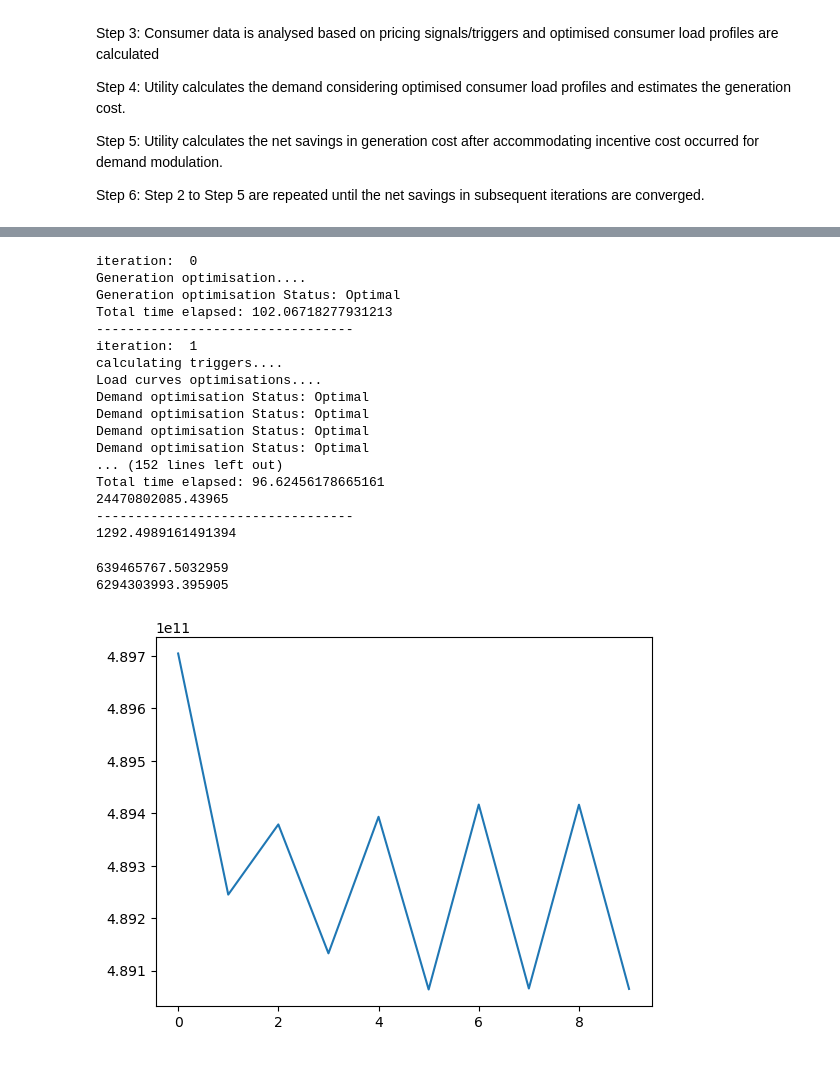
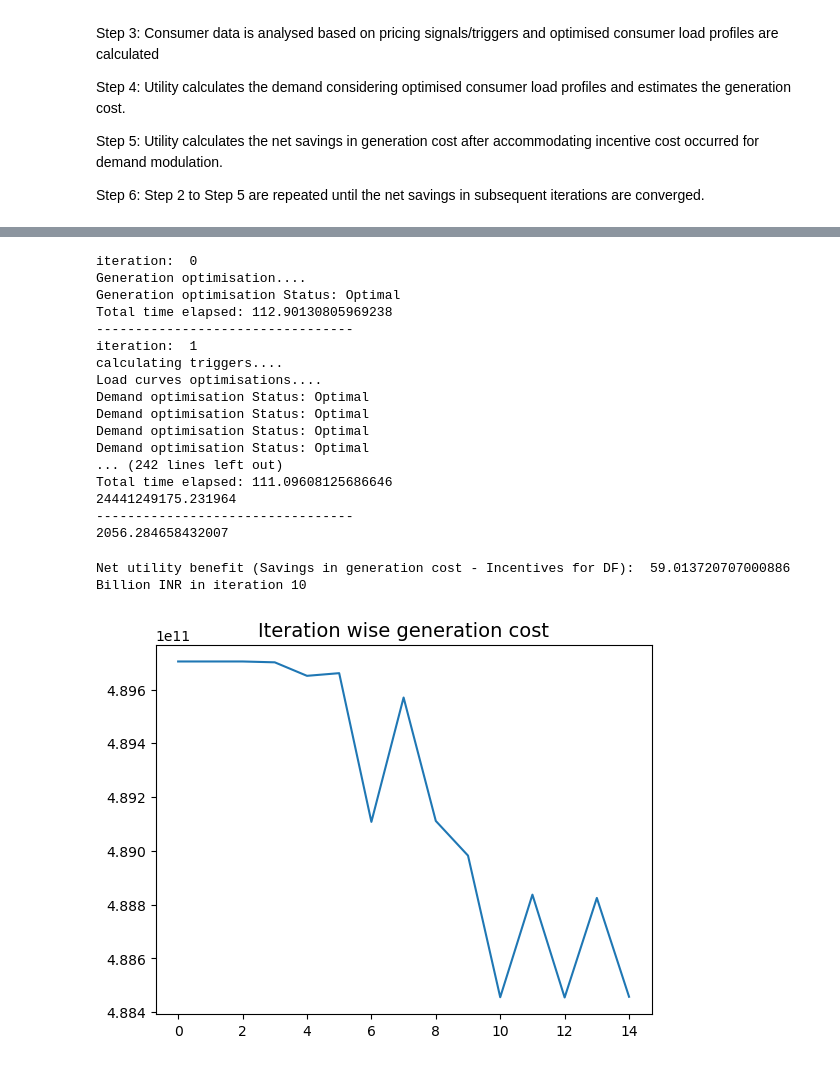
Before and after one commit to KaustubhArekar/Demand-Flexibility-Model, a Jupyter notebook: DF_integrated_model.ipynb, the cells around one changed output, grey strips where cells are left out. Cells and saved outputs as stored; diff of their text form; code cells hidden in the pictures.

```diff
--- a/DF_integrated_model.ipynb
+++ b/DF_integrated_model.ipynb
@@ -437,6 +438,13 @@ for file in files:
 
 final_SolarPower['Total_Power'] = final_SolarPower.sum(axis=1)
 final_WindPower['Total_Power'] = final_WindPower.sum(axis=1)
+# %%
+re_forecasting = 0
+re = pd.read_excel(INPUT_PATH +'RE8760.xlsx')
+
+if re_forecasting ==1:
+    re['Solar']=final_SolarPower['Total_power']
+    re['Wind']=final_WindPower['Total_power']
 # %% [markdown]
 # Clustering of load profile data
 # %% [markdown]
@@ -584,7 +592,7 @@ def trigger_calculation2(pu_gen_cost, tariff, mode, n):
 
     return triggers
 # %%
-def trigger_calculation(pu_gen_cost, tariff, mode, n):
+def trigger_calculation4(pu_gen_cost, tariff, mode, n):
 
     # pricing signal calculation based on monthly variation in slot wise per unit generation cost levels
     number_of_trigger_levels = 5
@@ -608,8 +616,8 @@ def trigger_calculation(pu_gen_cost, tariff, mode, n):
     DF_trigger.iloc[12*30*24:, 1] = 11
     DR_incentive.iloc[12*30*24:, 1] = 11
 
-    DR_lambda = 0.2
-    DF_lambda = 0.2
+    DR_lambda = 0.1
+    DF_lambda = 0.1
 
     DF_m = pd.DataFrame(np.zeros((24, 12)), columns=range(12))
     DR_m = pd.DataFrame(np.zeros((24, 12)), columns=range(12))
@@ -716,12 +773,12 @@ Constraints:
 def load_optimisation_aggregate(cluster_triggers,mode,flexibility,clustered_profile):
     total_slots = len(tariff)
     daily_slots = 24
-    # print(clustered_profile.iloc[:,:])
+
 
     num_columns = len(clustered_profile.columns)
-    opt_clusters = [f'Cluster_{i+1}' for i in range(num_columns)]
 
-    optimized_clusters = pd.DataFrame(columns = opt_clusters, index = range(len(clustered_profile)))
+
+    optimized_clusters = pd.DataFrame(columns = clustered_profile.columns, index = range(len(clustered_profile)))
     start = time.time()
     for c in range(num_columns):
         cluster_profile = clustered_profile.iloc[:,c].reset_index(drop=True)
@@ -1037,7 +1081,7 @@ fixed_demand = iterative_demand[0] - aggregate_demand_from_clusters
 print('---------------------------------')
 # Sequesntial process of determing incentive struture by DISCOM and DF/DR response from consumers
 gen_cost_i = pu_gen_cost
-number_of_iterations =10
+number_of_iterations =15
 n=n+1
 while n < number_of_iterations:
     print('iteration: ',n)
@@ -1055,6 +1099,7 @@ while n < number_of_iterations:
     demand_i = fixed_demand + aggregated_opt_cl_load
     net_demand_i  = demand_i
     print('Generation optimisation....')
+
     # Comput updated gen cost
     [pu_gen_cost_i, market_power_i, battery_dispatch_i] = compute_generation_cost(net_demand_i)
 
@@ -1086,7 +1131,7 @@ print(end_time - start_time)
 iteration:  0
 Generation optimisation....
 Generation optimisation Status: Optimal
-Total time elapsed: 102.06718277931213
+Total time elapsed: 112.90130805969238
 ---------------------------------
 iteration:  1
 calculating triggers....
@@ -1095,16 +1140,23 @@ Demand optimisation Status: Optimal
 Demand optimisation Status: Optimal
 Demand optimisation Status: Optimal
 Demand optimisation Status: Optimal
-... (152 lines left out)
-Total time elapsed: 96.62456178665161
-24470802085.43965
+... (242 lines left out)
+Total time elapsed: 111.09608125686646
+24441249175.231964
 ---------------------------------
-1292.4989161491394
+2056.284658432007
 # %%
 plt.plot(iterative_total_gen_cost.values())
-print((iterative_total_gen_cost[0]-iterative_total_gen_cost[9]))
-print((iterative_cluster_bills[9].sum().sum()-iterative_cluster_bills[0].sum().sum()))
+plt.title('Iteration wise generation cost', fontsize=14)
+iteration = 10
+total_opt = aggregate_demand_from_clusters.sum()
+total_opt_bill =iterative_cluster_bills[iteration].sum().sum()
+pu_bill = total_opt_bill/(total_opt*1000)
+
+saving_gen  = iterative_total_gen_cost[0]-iterative_total_gen_cost[iteration]
+reduction_in_revenue = iterative_cluster_bills[iteration].sum().sum()-iterative_cluster_bills[0].sum().sum()
+
+print('Net utility benefit (Savings in generation cost - Incentives for DF): ', (saving_gen + reduction_in_revenue)/100000000, 'Billion INR in iteration', iteration)
 # %% [output]
-639465767.5032959
-6294303993.395905
+Net utility benefit (Savings in generation cost - Incentives for DF):  59.013720707000886 Billion INR in iteration 10
-[figure, old version]
+[figure, new version]
```
Also changed, not shown: parts of 14 cells of this notebook.
